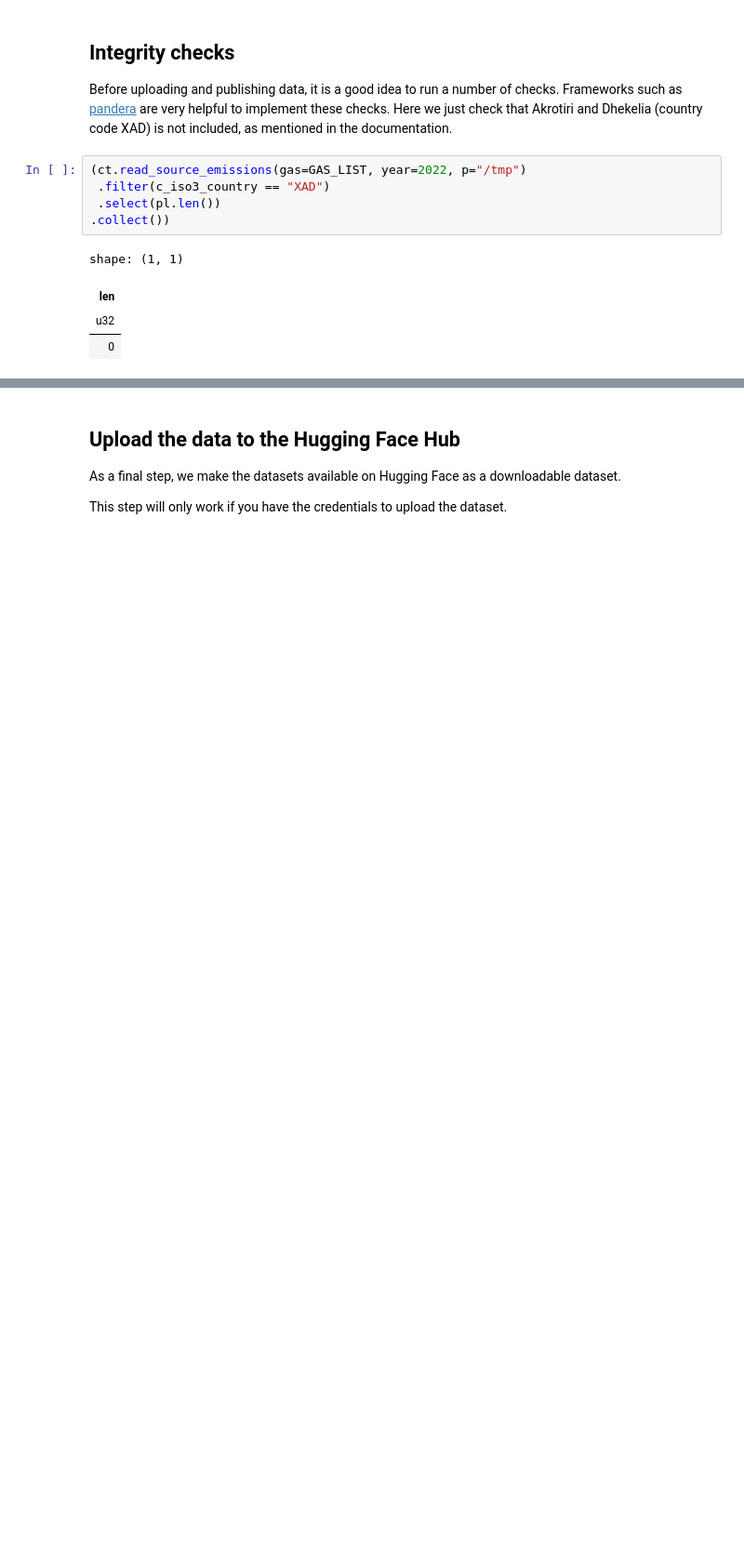
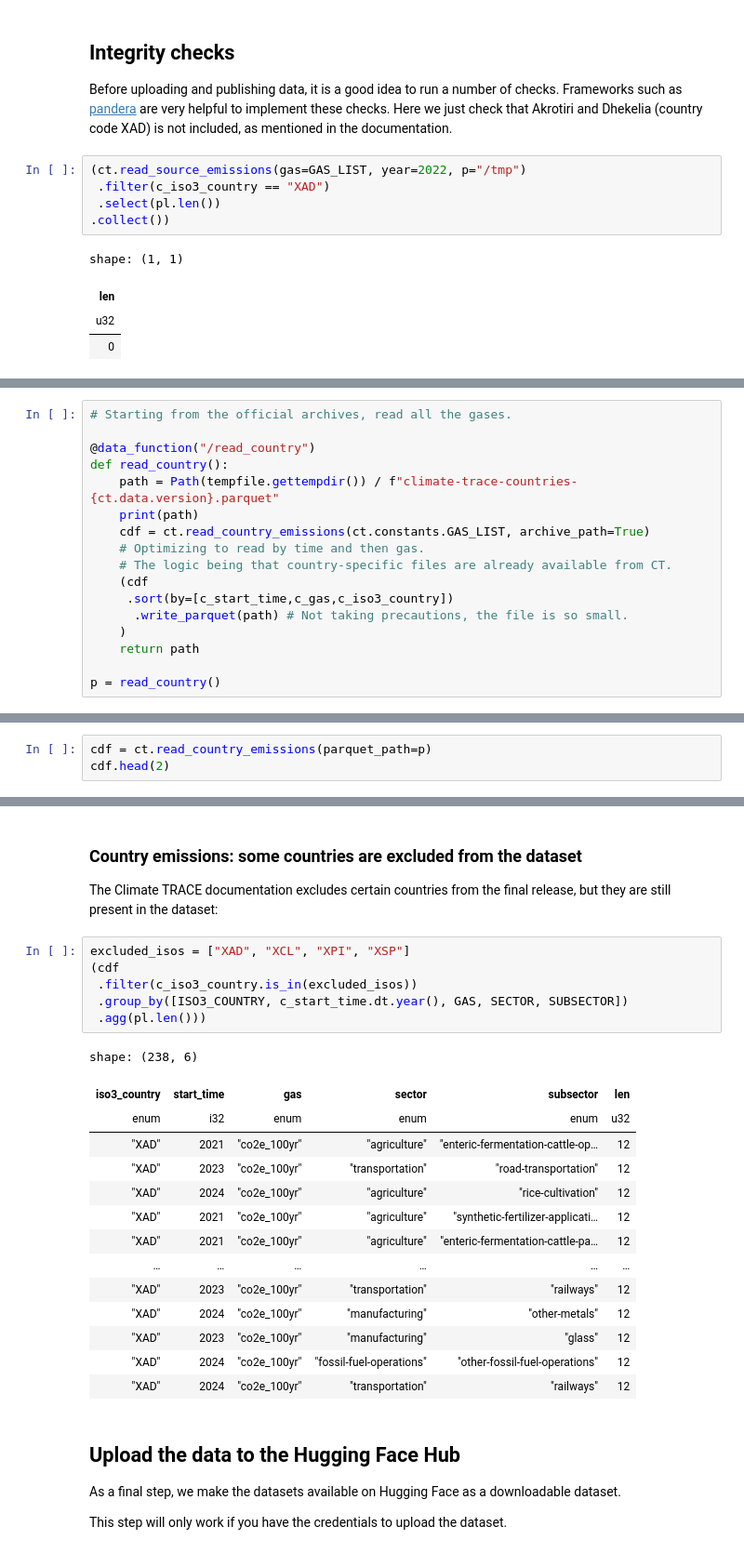
Before and after one commit to tjhunter/climate-trace-handbook, a Jupyter notebook: ct_book/_build/jupyter_execute/ingestion.ipynb, the cells around one changed output, grey strips where cells are left out. Shown at 93% size. Drawn from its saved outputs; the diff is of its cells as text; blank space fills up the shorter version.

```diff
--- a/ct_book/_build/jupyter_execute/ingestion.ipynb
+++ b/ct_book/_build/jupyter_execute/ingestion.ipynb
@@ -366,0 +392,17 @@ shape: (7, 4)
+# %%
+# Starting from the official archives, read all the gases.
+
+@data_function("/read_country")
+def read_country():
+    path = Path(tempfile.gettempdir()) / f"climate-trace-countries-{ct.data.version}.parquet"
+    print(path)
+    cdf = ct.read_country_emissions(ct.constants.GAS_LIST, archive_path=True)
+    # Optimizing to read by time and then gas.
+    # The logic being that country-specific files are already available from CT.
+    (cdf
+     .sort(by=[c_start_time,c_gas,c_iso3_country])
+      .write_parquet(path) # Not taking precautions, the file is so small.
+    )
+    return path
+
+p = read_country()
@@ -366,0 +413,3 @@ shape: (7, 4)
+# %%
+cdf = ct.read_country_emissions(parquet_path=p)
+cdf.head(2)
@@ -367,3 +451,28 @@ shape: (7, 4)
+# %% [markdown]
+### Country emissions: some countries are excluded from the dataset
+
+The Climate TRACE documentation excludes certain countries from the final release, but they are still present in the dataset:
+# %%
+excluded_isos = ["XAD", "XCL", "XPI", "XSP"]
+(cdf
+ .filter(c_iso3_country.is_in(excluded_isos))
+ .group_by([ISO3_COUNTRY, c_start_time.dt.year(), GAS, SECTOR, SUBSECTOR])
+ .agg(pl.len()))
+# %% [output]
+shape: (238, 6)
+| iso3_country | start_time | gas | sector | subsector | len |
+| enum | i32 | enum | enum | enum | u32 |
+| "XAD" | 2021 | "co2e_100yr" | "agriculture" | "enteric-fermentation-cattle-op… | 12 |
+| "XAD" | 2023 | "co2e_100yr" | "transportation" | "road-transportation" | 12 |
+| "XAD" | 2024 | "co2e_100yr" | "agriculture" | "rice-cultivation" | 12 |
+| "XAD" | 2021 | "co2e_100yr" | "agriculture" | "synthetic-fertilizer-applicati… | 12 |
+| "XAD" | 2021 | "co2e_100yr" | "agriculture" | "enteric-fermentation-cattle-pa… | 12 |
+| … | … | … | … | … | … |
+| "XAD" | 2023 | "co2e_100yr" | "transportation" | "railways" | 12 |
+| "XAD" | 2024 | "co2e_100yr" | "manufacturing" | "other-metals" | 12 |
+| "XAD" | 2023 | "co2e_100yr" | "manufacturing" | "glass" | 12 |
+| "XAD" | 2024 | "co2e_100yr" | "fossil-fuel-operations" | "other-fossil-fuel-operations" | 12 |
+| "XAD" | 2024 | "co2e_100yr" | "transportation" | "railways" | 12 |
 # %% [markdown]
 ## Upload the data to the Hugging Face Hub
 
```
Also changed, not shown: parts of 16 cells of this notebook, 13 other files.
